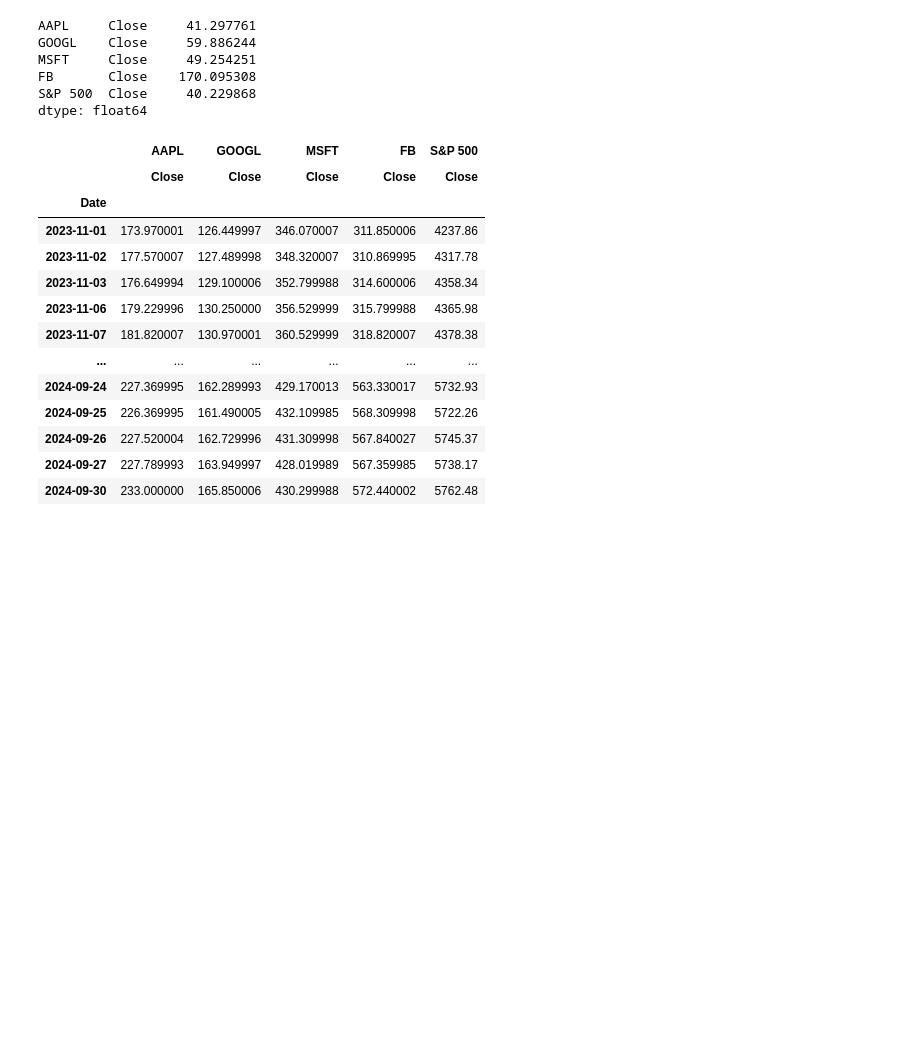
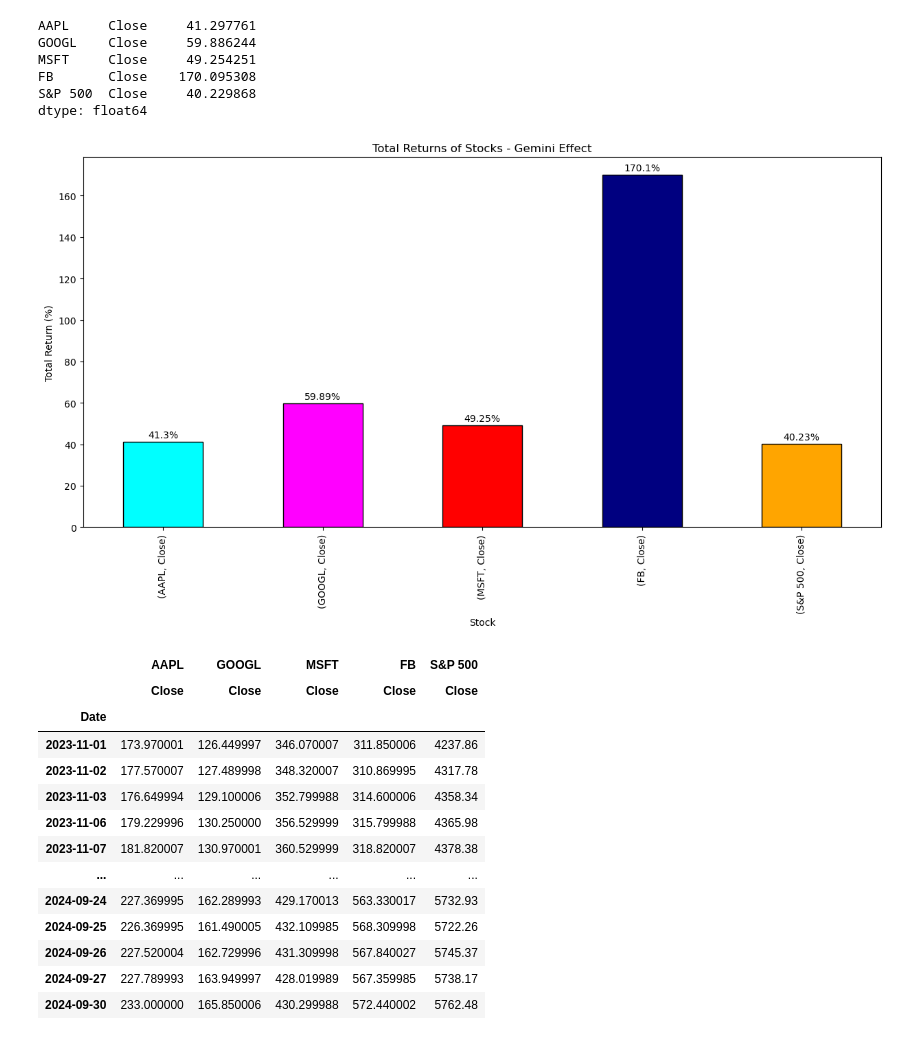
Before and after one commit to KingCam12/Project1_Group3, a Jupyter notebook: project1_group3.ipynb, the cells around one changed output. Saved outputs shown, nothing was run; the diff lists cells and outputs as text; code cells hidden in the pictures; blank space fills up the shorter version.

Commit message:
Charted AI effect on stock returns

```diff
--- a/project1_group3.ipynb
+++ b/project1_group3.ipynb
@@ -478,6 +478,19 @@ MSFT     Close     49.254251
 FB       Close    170.095308
 S&P 500  Close     40.229868
 dtype: float64
+# %%
+# Histogram of returns since launch of Gemini (2023-03-31)
+colors = ["cyan", "magenta", "red", "navy", "orange"]
+total_returns_AI.plot(kind="bar", title="Total Returns of Stocks - Gemini Effect", color = colors, edgecolor='black', figsize=(15,7))
+plt.xlabel("Stock")
+plt.ylabel("Total Return (%)")
+
+# Label each bar with the percentage return
+for i, v in enumerate(total_returns_AI):
+    plt.text(i, v + 1, str(round(v, 2)) + "%", ha='center', va='bottom')
+plt.show()
+# %% [output]
+[figure, added]
 # %%
 # Closing prices of all 4 stocks since 2023-11-01 (launch of Copilot+ - Microsoft's AI bot)
 closing_prices = joined_data_cols.loc[:, pd.IndexSlice[:, "Close"]]
```
Also changed, not shown: parts of 2 cells of this notebook, 1 other file.
